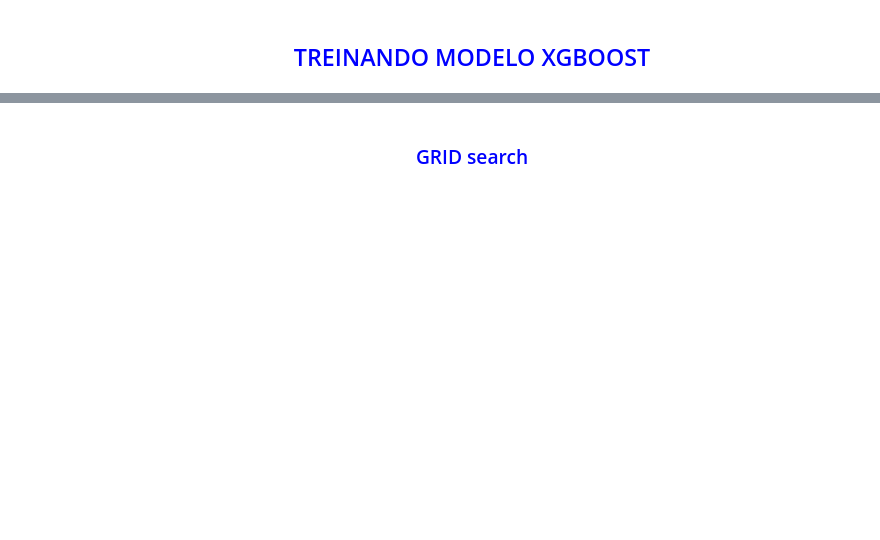
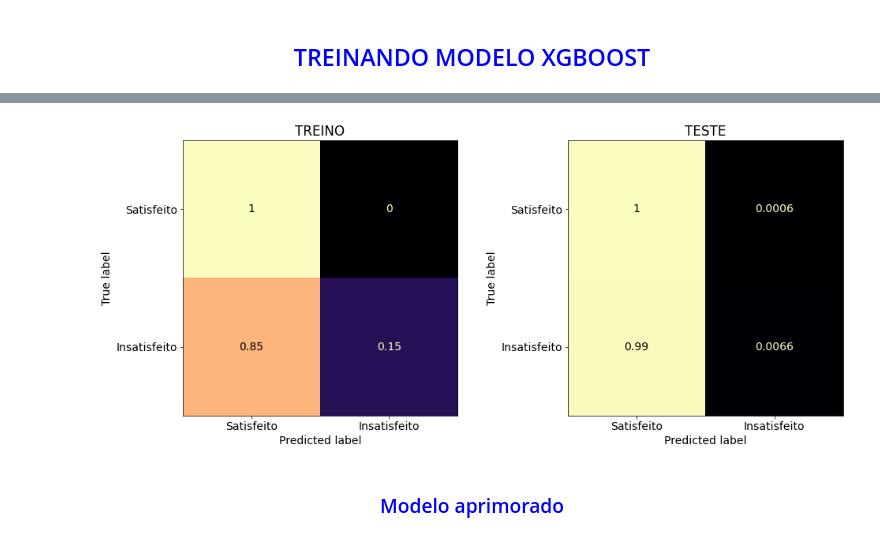
Before and after one commit to CaioBrainer/Projeto-Satisfacao-dos-Clientes-Santander, a Jupyter notebook: projeto_santander.ipynb, the cells around one changed output, grey strips where cells are left out. Drawn from its saved outputs; the diff is of its cells as text; code cells hidden in the pictures; blank space fills up the shorter version.

```diff
--- a/projeto_santander.ipynb
+++ b/projeto_santander.ipynb
@@ -102,5 +134,8 @@ for train_index, test_index in split.split(x_s_out, y_s_out):
+# %%
+X_treino, X_teste, y_treino, y_teste = train_test_split(X, y, stratify=y, random_state=42, shuffle=True)
 # %%
 #escalonando as variáveis de treino
 
 escalonador = StandardScaler()
 X_treino_esc = escalonador.fit_transform(X_treino)
+X_teste_esc = escalonador.transform(X_teste)
@@ -148,4 +146,4 @@ plot_multiple_cm(best_random_forest, X_treino, X_teste, y_treino, y_teste)
 # %%
-xgb_base = xgb.XGBClassifier(use_label_encoder=False, random_state=42, eval_metric='logloss') #scale_pos_weight=24
+xgb_base = xgb.XGBClassifier(use_label_encoder=False, random_state=42) #scale_pos_weight=24
 # %%
-xgb_base.fit(X_treino,np.ravel(y_treino))
+xgb_base.fit(X_treino_esc,np.ravel(y_treino))
@@ -152,4 +162,6 @@ xgb_base.fit(X_treino,np.ravel(y_treino))
 # %%
-plot_multiple_cm(xgb_base, X_treino, X_teste, y_treino, y_teste)
+plot_multiple_cm(xgb_base, X_treino_esc, X_teste_esc, y_treino, y_teste)
+# %% [output]
+[figure, added]
 # %% [markdown]
-### <center> <font color='blue'> GRID search
+### <center> <font color='blue'> Modelo aprimorado
```
Also changed, not shown: parts of 33 cells of this notebook, 1 other file.
